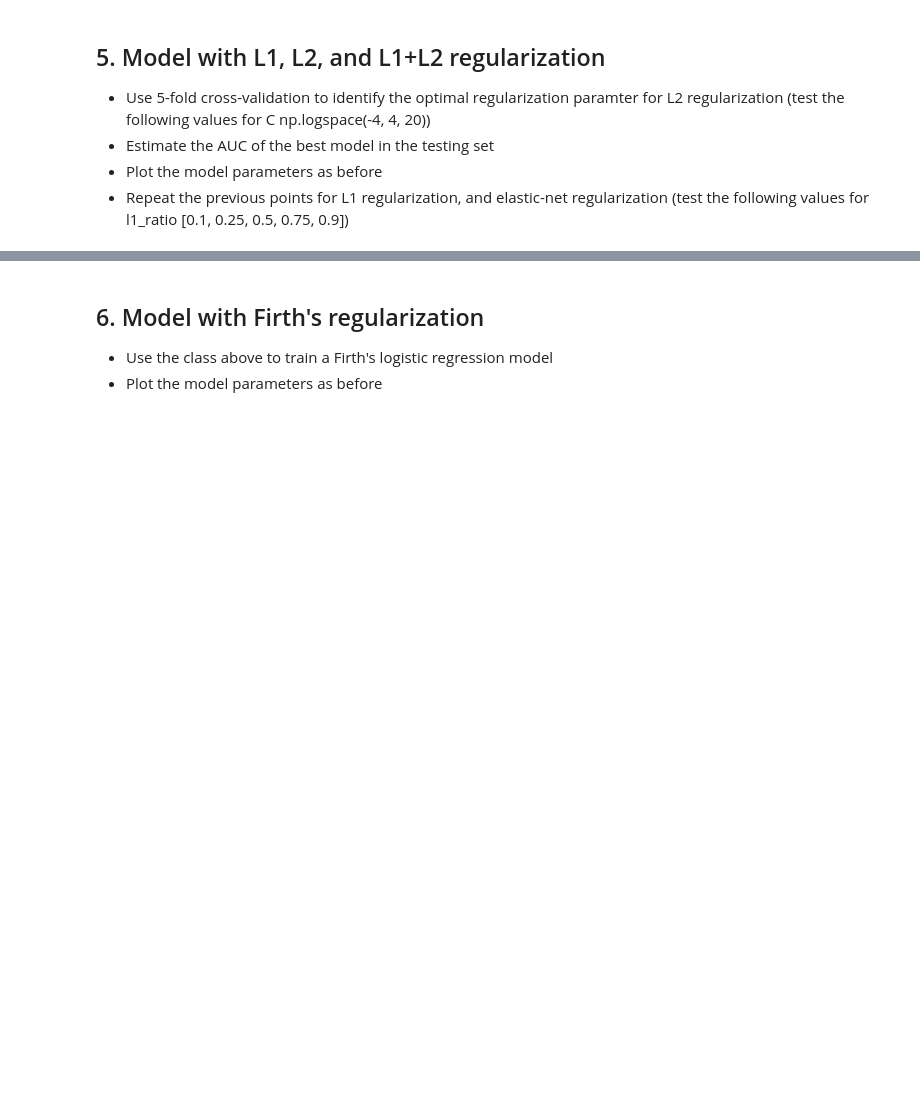
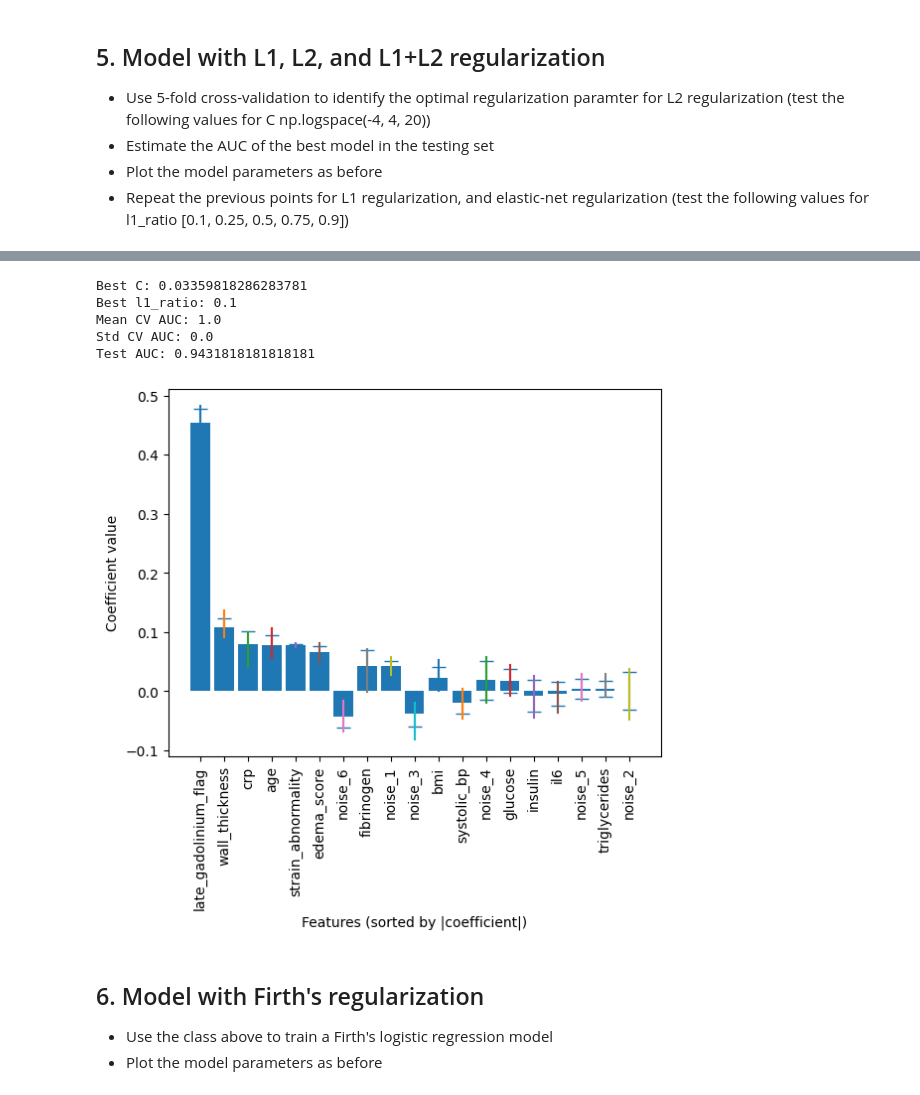
Before and after one commit to MatteoBaraldi/Machine-Learning-for-Bioengineering, a Jupyter notebook: MOD-2/03_Classification/exercise_regularization_solved.ipynb, the cells around one changed output, grey strips where cells are left out. Cells and saved outputs as stored; diff of their text form; code cells hidden in the pictures; blank space fills up the shorter version.

```diff
--- a/MOD-2/03_Classification/exercise_regularization_solved.ipynb
+++ b/MOD-2/03_Classification/exercise_regularization_solved.ipynb
@@ -398,41 +434,48 @@ plot_parameters_range(features, coefs)
 # %%
-C_grid = np.logspace(-4, 4, 20)
-l1_ratio_grid = [0.1, 0.25, 0.5, 0.75, 0.9]
+C_grid = np.logspace(-4, 4, 20) # define search grid of 20 logarithmic inverse regularization strengths
+l1_ratio_grid = [0.1, 0.25, 0.5, 0.75, 0.9] # define the grid space for mixing parameters between l1 and l2 penalties
 model_en = Pipeline([
     ("scaler", StandardScaler()),
     ("logreg", LogisticRegression(
         solver="saga",
         max_iter=10000
     ))
-])
+]) # initialize pipeline with scaling and elastic net logistic regression (requires penalty="elasticnet")
 param_grid = {
     "logreg__C": C_grid,
     "logreg__l1_ratio": l1_ratio_grid
-}
+} # map both regularizer coefficients and mixing ratio paths to the logreg pipeline component
 grid_en = GridSearchCV(
     estimator=model_en,
     param_grid=param_grid,
     cv=5,
     scoring="roc_auc",
     n_jobs=-1,
     refit=True
-)
-grid_en.fit(X_train, y_train)
+) # configure 5-fold cross-validation grid search to optimize the double hyperparameter space
+grid_en.fit(X_train, y_train) # execute the cross-validation search grid over training features and labels
 
-best_idx = grid_en.best_index_
-mean_auc = grid_en.cv_results_["mean_test_score"][best_idx]
-std_auc  = grid_en.cv_results_["std_test_score"][best_idx]
-print("Best C:", grid_en.best_params_["logreg__C"])
-print("Best l1_ratio:", grid_en.best_params_["logreg__l1_ratio"])
-print("Mean CV AUC:", mean_auc)
-print("Std CV AUC:", std_auc)
-best_model = grid_en.best_estimator_
-y_prob = best_model.predict_proba(X_test)[:, 1]
-test_auc = roc_auc_score(y_test, y_prob)
-print("Test AUC:", test_auc)
-coefs = estimate_parameters_range(X_train, y_train, LogisticRegression, C=grid_l1.best_params_["logreg__C"],
-                    l1_ratio=grid_en.best_params_["logreg__l1_ratio"], solver="saga", max_iter=10000)
-plot_parameters_range(features, coefs)
+best_idx = grid_en.best_index_ # extract the array index corresponding to the optimal configuration setup
+mean_auc = grid_en.cv_results_["mean_test_score"][best_idx] # retrieve validation mean roc auc for the best model setup
+std_auc  = grid_en.cv_results_["std_test_score"][best_idx] # retrieve validation standard deviation for the best model setup
+print("Best C:", grid_en.best_params_["logreg__C"]) # print out the optimized hyperparameter value found
+print("Best l1_ratio:", grid_en.best_params_["logreg__l1_ratio"]) # print out the optimized mixing parameter value found
+print("Mean CV AUC:", mean_auc) # print out the average cross-validation score achieved
+print("Std CV AUC:", std_auc) # print out the variation metric across validation splits
+best_model = grid_en.best_estimator_ # extract the fully optimized pipeline fitted on all training data
+y_prob = best_model.predict_proba(X_test)[:, 1] # generate unseen test probability targets using the best pipeline
+test_auc = roc_auc_score(y_test, y_prob) # compute generalization performance on unseen test data
+print("Test AUC:", test_auc) # print out the performance evaluation metric for test records
+coefs = estimate_parameters_range(X_train, y_train, LogisticRegression, C=grid_en.best_params_["logreg__C"],
+                    l1_ratio=grid_en.best_params_["logreg__l1_ratio"], solver="saga", max_iter=10000) # calculate variance bounds for optimal parameters (fixed grid object; warning: lacks scaler and penalty config)
+plot_parameters_range(features, coefs) # visualize structural feature weight distributions and range deviations
+# %% [output]
+Best C: 0.03359818286283781
+Best l1_ratio: 0.1
+Mean CV AUC: 1.0
+Std CV AUC: 0.0
+Test AUC: 0.9431818181818181
+[figure, added]
 # %% [markdown]
 ## 6. Model with Firth's regularization
 
```
Also changed, not shown: parts of 12 cells of this notebook.
